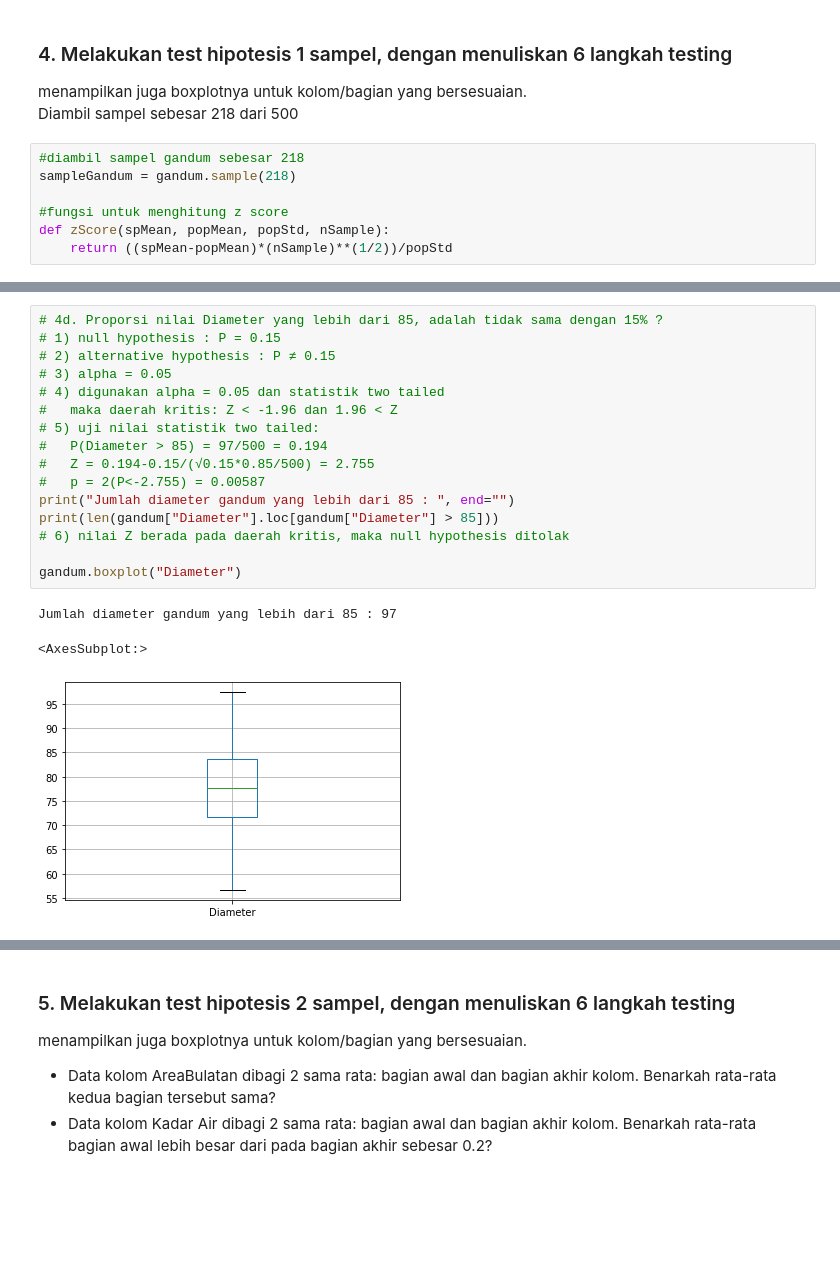
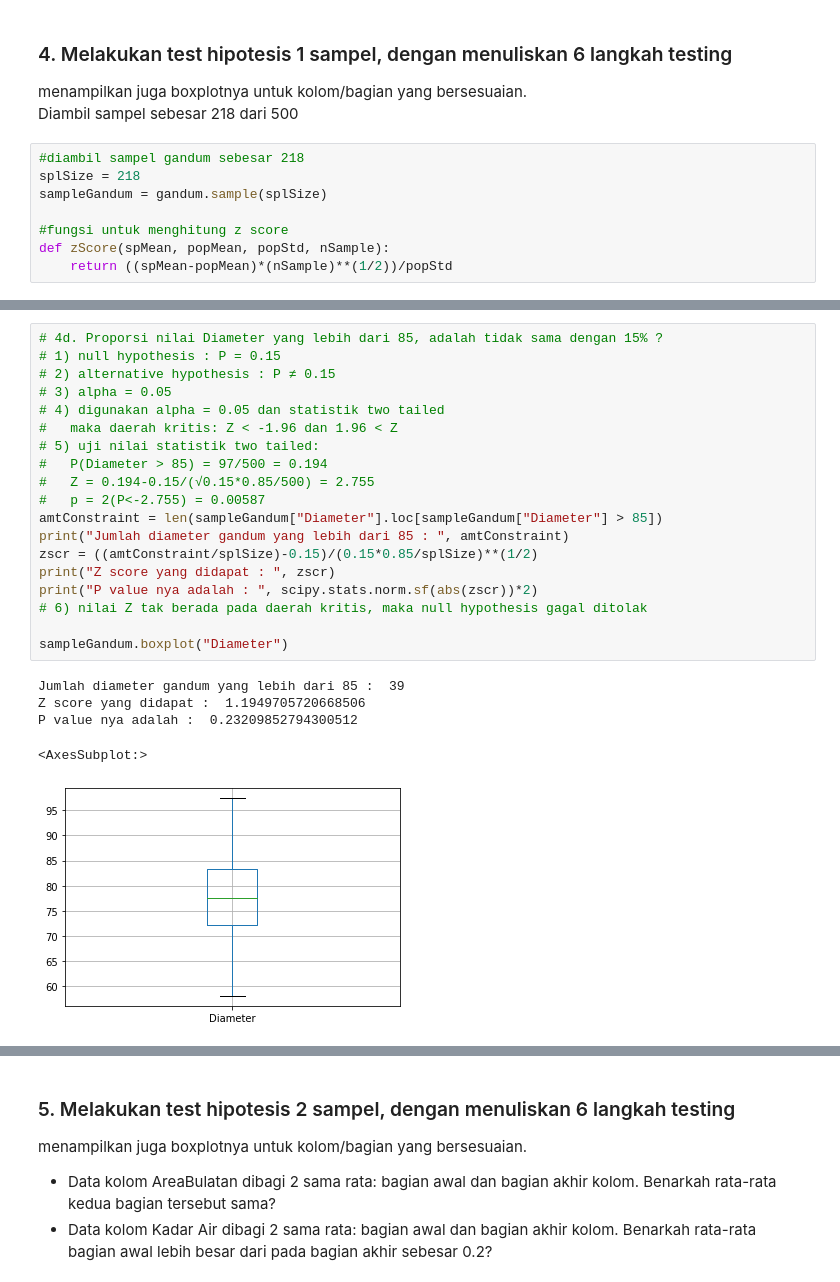
Before and after one commit to pratamaandiko/Tubes-Probstat, a Jupyter notebook: TubesProbstat.ipynb, the cells around one changed output, grey strips where cells are left out. Saved outputs shown, nothing was run; the diff lists cells and outputs as text; blank space fills up the shorter version.

```diff
--- a/TubesProbstat.ipynb
+++ b/TubesProbstat.ipynb
@@ -270,7 +270,8 @@ Berdasarkan penggambaran histogram yang sudah dilakukan:
    Diambil sampel sebesar 218 dari 500<br>
 # %%
 #diambil sampel gandum sebesar 218
-sampleGandum = gandum.sample(218)
+splSize = 218
+sampleGandum = gandum.sample(splSize)
 
 #fungsi untuk menghitung z score
 def zScore(spMean, popMean, popStd, nSample):
@@ -349,23 +350,28 @@ P value nya adalah :  7.928624964898141e-08 (mendekati 0)
 # %%
 # 4d. Proporsi nilai Diameter yang lebih dari 85, adalah tidak sama dengan 15% ?
 # 1) null hypothesis : P = 0.15
 # 2) alternative hypothesis : P ≠ 0.15
 # 3) alpha = 0.05
 # 4) digunakan alpha = 0.05 dan statistik two tailed
 # 	maka daerah kritis: Z < -1.96 dan 1.96 < Z
 # 5) uji nilai statistik two tailed:
 #   P(Diameter > 85) = 97/500 = 0.194
 # 	Z = 0.194-0.15/(√0.15*0.85/500) = 2.755
 # 	p = 2(P<-2.755) = 0.00587
-print("Jumlah diameter gandum yang lebih dari 85 : ", end="")
-print(len(gandum["Diameter"].loc[gandum["Diameter"] > 85]))
-# 6) nilai Z berada pada daerah kritis, maka null hypothesis ditolak
+amtConstraint = len(sampleGandum["Diameter"].loc[sampleGandum["Diameter"] > 85])
+print("Jumlah diameter gandum yang lebih dari 85 : ", amtConstraint)
+zscr = ((amtConstraint/splSize)-0.15)/(0.15*0.85/splSize)**(1/2)
+print("Z score yang didapat : ", zscr)
+print("P value nya adalah : ", scipy.stats.norm.sf(abs(zscr))*2)
+# 6) nilai Z tak berada pada daerah kritis, maka null hypothesis gagal ditolak
 
-gandum.boxplot("Diameter")
+sampleGandum.boxplot("Diameter")
 # %% [output]
-Jumlah diameter gandum yang lebih dari 85 : 97
+Jumlah diameter gandum yang lebih dari 85 :  39
+Z score yang didapat :  1.1949705720668506
+P value nya adalah :  0.23209852794300512
 <AxesSubplot:>
-[figure, old version]
+[figure, new version]
 # %%
 # 4e. Proporsi nilai Keliling yang kurang dari 100, adalah kurang dari 5% ?
 # 1) null hypothesis : P = 0.05
```
Also changed, not shown: parts of 4 cells of this notebook.
